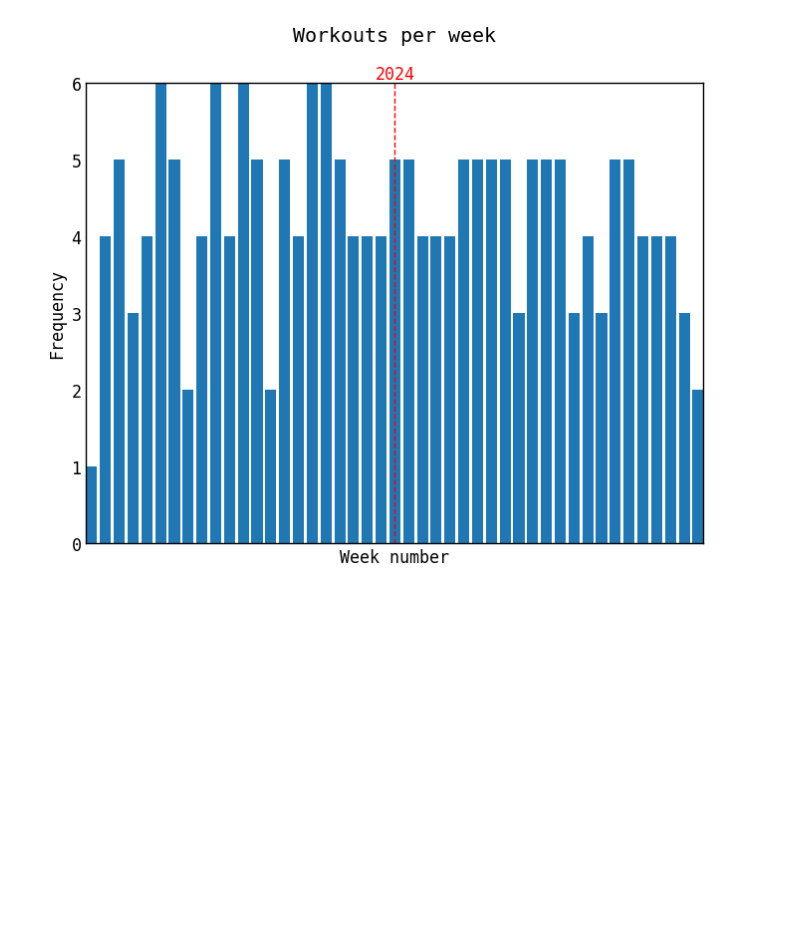
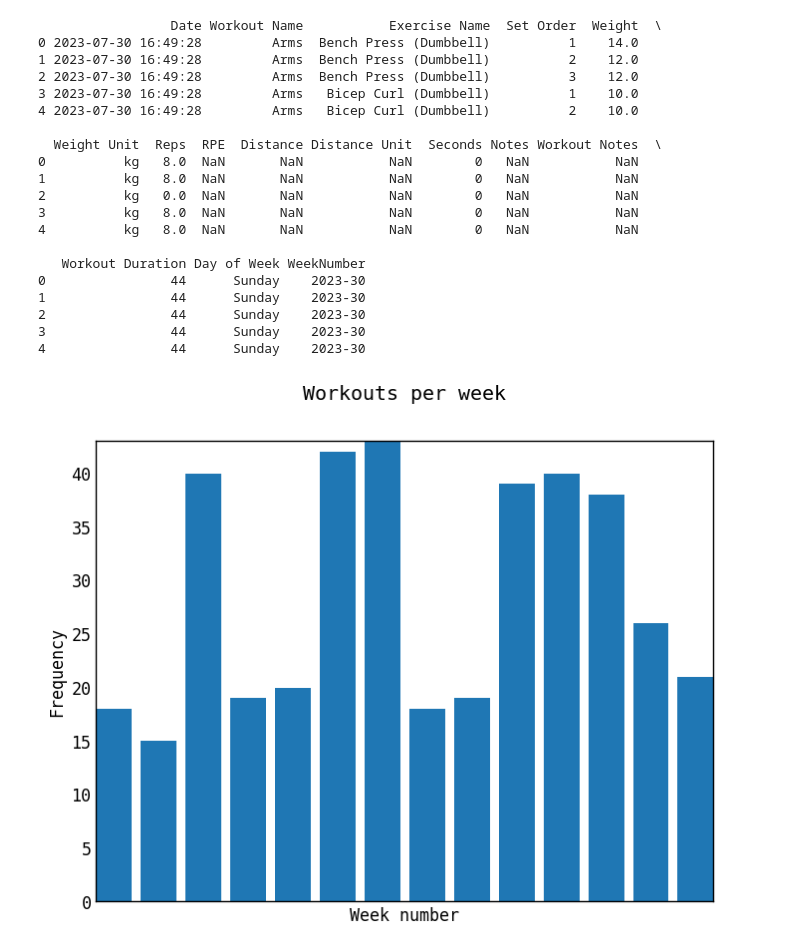
Before and after one commit to Aebel-Shajan/gym-data-analysis, a Jupyter notebook: experimentation.Ipynb, the cells around one changed output. Cells and saved outputs as stored; diff of their text form; code cells hidden in the pictures; blank space fills up the shorter version.

```diff
--- a/experimentation.Ipynb
+++ b/experimentation.Ipynb
@@ -35,4 +77,4 @@ analysis.plot_workout_barplot(workout_df)
 # %%
 # display weekly workout frequency
-analysis.plot_weekly_workout(workout_df)
+analysis.plot_weekly_workout(filtered_df)
 # %% [output]
@@ -45 +86,21 @@ analysis.plot_weekly_workout(workout_df)
+                 Date Workout Name           Exercise Name  Set Order  Weight  \
+0 2023-07-30 16:49:28         Arms  Bench Press (Dumbbell)          1    14.0
+1 2023-07-30 16:49:28         Arms  Bench Press (Dumbbell)          2    12.0
+2 2023-07-30 16:49:28         Arms  Bench Press (Dumbbell)          3    12.0
+3 2023-07-30 16:49:28         Arms   Bicep Curl (Dumbbell)          1    10.0
+4 2023-07-30 16:49:28         Arms   Bicep Curl (Dumbbell)          2    10.0
+
+  Weight Unit  Reps  RPE  Distance Distance Unit  Seconds Notes Workout Notes  \
+0          kg   8.0  NaN       NaN           NaN        0   NaN           NaN
+1          kg   8.0  NaN       NaN           NaN        0   NaN           NaN
+2          kg   0.0  NaN       NaN           NaN        0   NaN           NaN
+3          kg   8.0  NaN       NaN           NaN        0   NaN           NaN
+4          kg   8.0  NaN       NaN           NaN        0   NaN           NaN
+
+   Workout Duration Day of Week WeekNumber
+0                44      Sunday    2023-30
+1                44      Sunday    2023-30
+2                44      Sunday    2023-30
+3                44      Sunday    2023-30
+4                44      Sunday    2023-30
-[figure, old version]
+[figure, new version]
```
Also changed, not shown: parts of 5 cells of this notebook.
